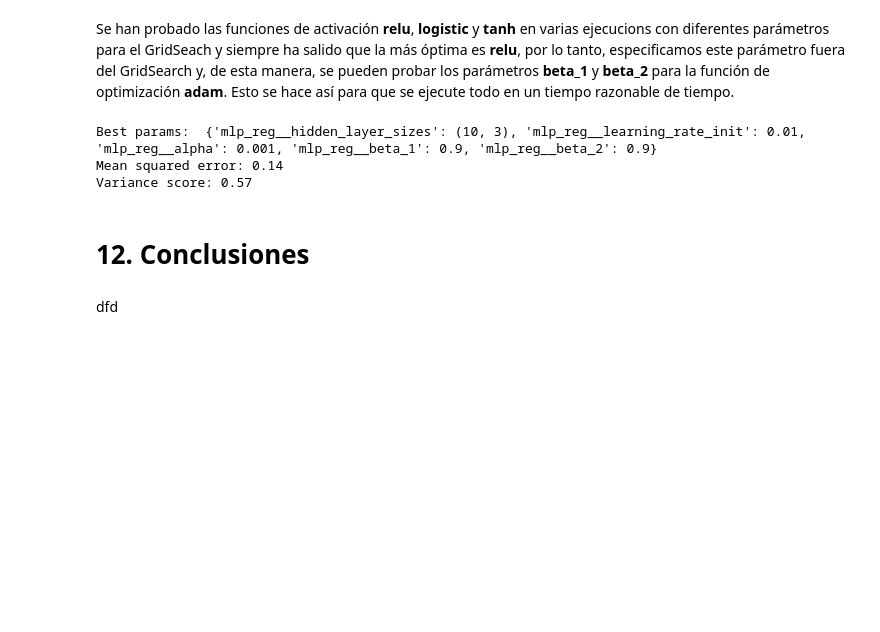
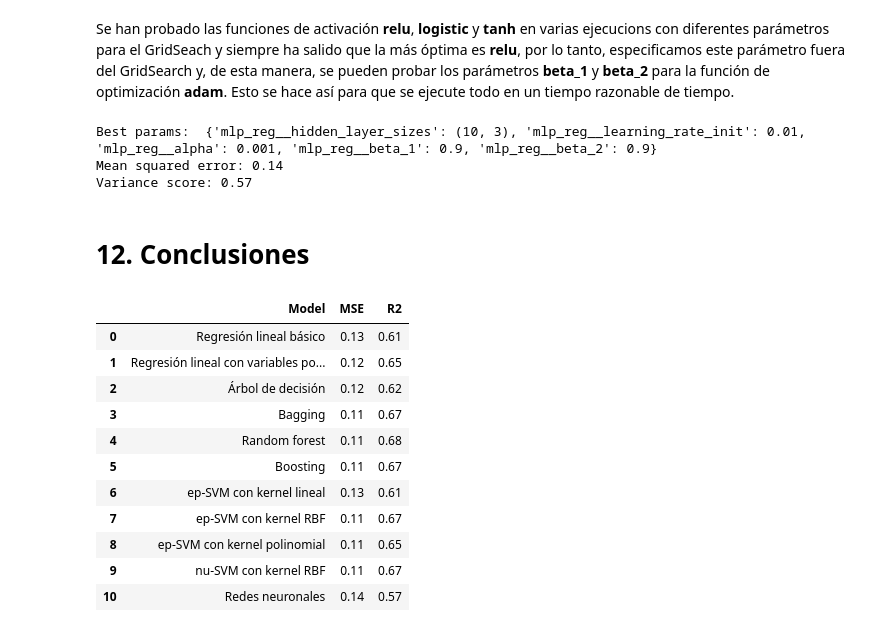
Before and after one commit to JoanMartin/UIB-MasterInBigData, a Jupyter notebook: Statistical-Learning-and-Decision-Making-II/California Census/California Census.ipynb, the cells around one changed output. Saved outputs shown, nothing was run; the diff lists cells and outputs as text; code cells hidden in the pictures; blank space fills up the shorter version.

```diff
--- a/Statistical-Learning-and-Decision-Making-II/California Census/California Census.ipynb
+++ b/Statistical-Learning-and-Decision-Making-II/California Census/California Census.ipynb
@@ -853,5 +888,27 @@ Mean squared error: 0.14
 Variance score: 0.57
 # %% [markdown]
 # 12. Conclusiones <a class="anchor" id="conclusiones"></a>
-# %% [markdown]
-dfd
+# %%
+models = ['Regresión lineal básico', 'Regresión lineal con variables polinomiales',
+          'Árbol de decisión', 'Bagging', 'Random forest', 'Boosting',
+          'ep-SVM con kernel lineal', 'ep-SVM con kernel RBF',
+          'ep-SVM con kernel polinomial', 'nu-SVM con kernel RBF', 'Redes neuronales']
+MSE = [0.13, 0.12, 0.12, 0.11, 0.11, 0.11, 0.13, 0.11, 0.11, 0.11, 0.14]
+R2 = [0.61, 0.65, 0.62, 0.67, 0.68, 0.67, 0.61, 0.67, 0.65, 0.67, 0.57]
+
+df_models = pd.concat([pd.Series(models), pd.Series(MSE), pd.Series(R2)], axis=1)
+df_models.columns = ['Model', 'MSE', 'R2']
+df_models
+# %% [output]
+|  | Model | MSE | R2 |
+| 0 | Regresión lineal básico | 0.13 | 0.61 |
+| 1 | Regresión lineal con variables po... | 0.12 | 0.65 |
+| 2 | Árbol de decisión | 0.12 | 0.62 |
+| 3 | Bagging | 0.11 | 0.67 |
+| 4 | Random forest | 0.11 | 0.68 |
+| 5 | Boosting | 0.11 | 0.67 |
+| 6 | ep-SVM con kernel lineal | 0.13 | 0.61 |
+| 7 | ep-SVM con kernel RBF | 0.11 | 0.67 |
+| 8 | ep-SVM con kernel polinomial | 0.11 | 0.65 |
+| 9 | nu-SVM con kernel RBF | 0.11 | 0.67 |
+| 10 | Redes neuronales | 0.14 | 0.57 |
```
Also changed, not shown: parts of 7 cells of this notebook, 2 other files.
